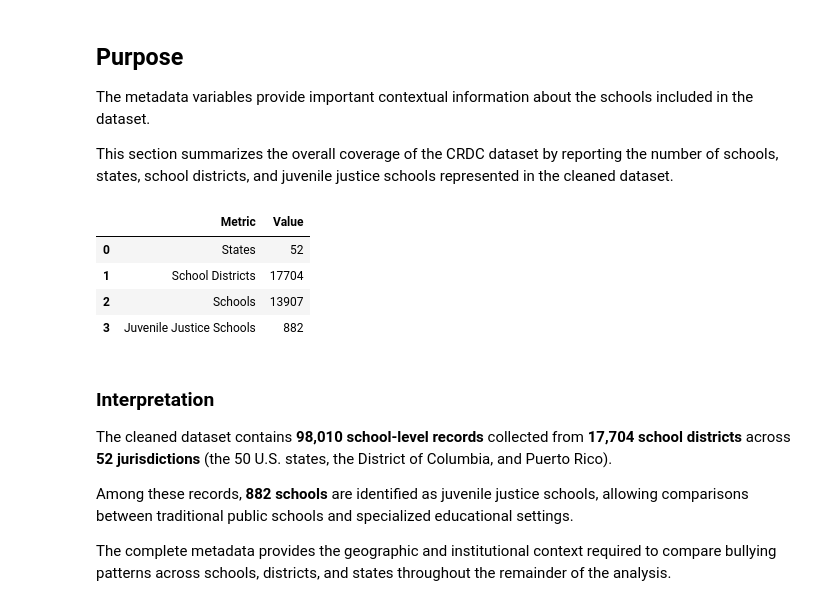
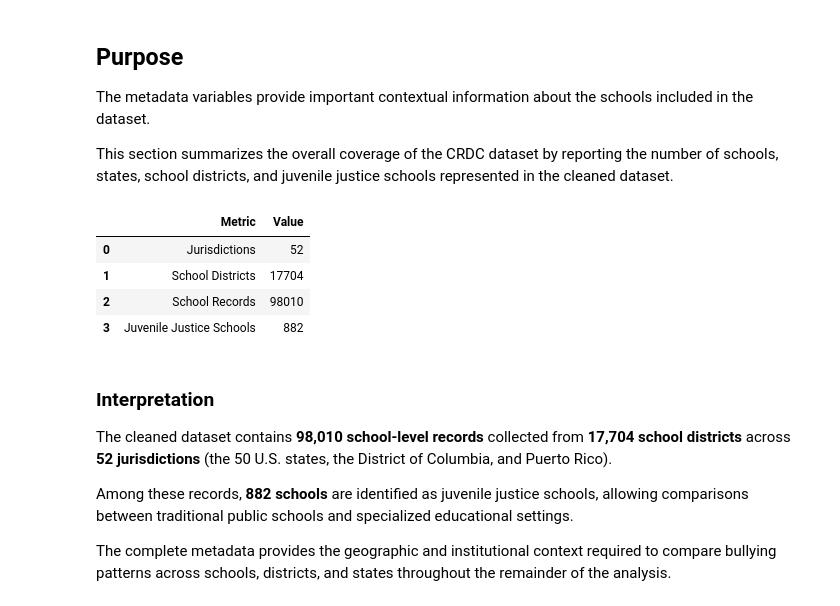
Before and after one commit to MrMcYoldas/school-bullying-analysis-crdc, a Jupyter notebook: notebooks/03_Exploratory_Analysis.ipynb, the cells around one changed output. Cells and saved outputs as stored; diff of their text form; code cells hidden in the pictures.

```diff
--- a/notebooks/03_Exploratory_Analysis.ipynb
+++ b/notebooks/03_Exploratory_Analysis.ipynb
@@ -500,29 +500,29 @@ This section summarizes the overall coverage of the CRDC dataset by reporting th
 # %%
 # =====================================================
 # Metadata Summary
 # =====================================================
 
 metadata_summary = pd.DataFrame({
     "Metric": [
-        "States",
+        "Jurisdictions",
         "School Districts",
-        "Schools",
+        "School Records",
         "Juvenile Justice Schools"
     ],
     "Value": [
         df["state"].nunique(),
         df["district_id"].nunique(),
-        df["school_id"].nunique(),
+        len(df),
         (df["juvenile_justice_school"] == "Yes").sum()
     ]
 })
 
 metadata_summary
 # %% [output]
 |  | Metric | Value |
-| 0 | States | 52 |
+| 0 | Jurisdictions | 52 |
 | 1 | School Districts | 17704 |
-| 2 | Schools | 13907 |
+| 2 | School Records | 98010 |
 | 3 | Juvenile Justice Schools | 882 |
 # %% [markdown]
 ### Interpretation
```
Also changed, not shown: parts of 41 cells of this notebook.
